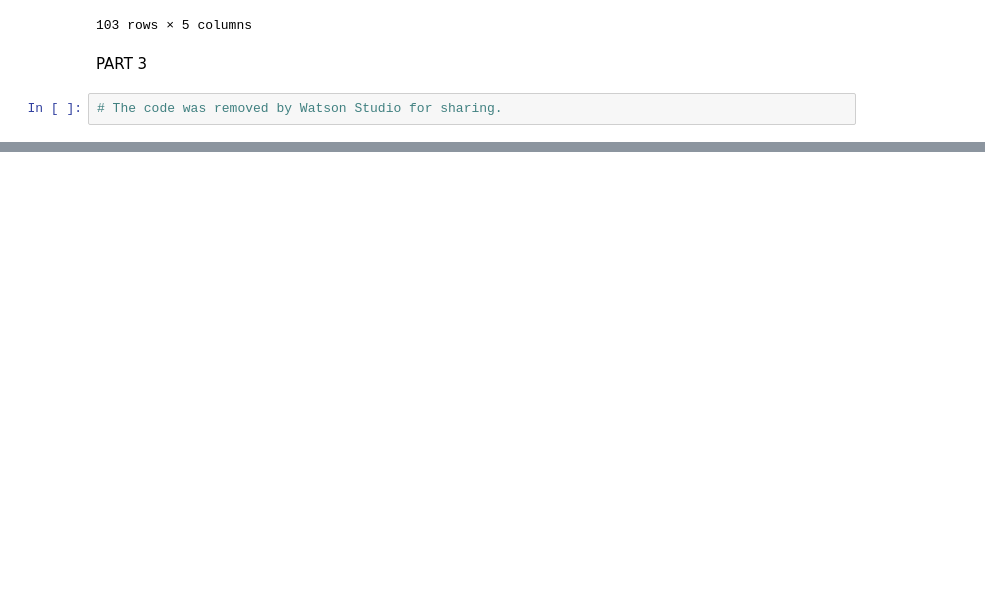
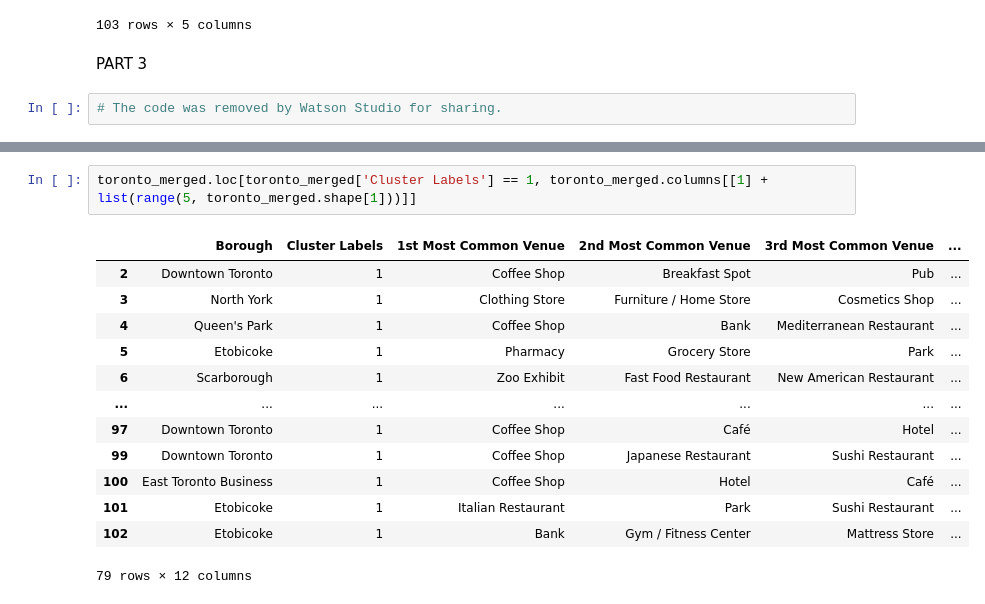
Before and after one commit to cfortes-ai/Best-mexican-place-in-porto-acording-to-AI, a Jupyter notebook: Segmenting and Clustering Neighborhoods in Toronto.ipynb, the cells around one changed output, grey strips where cells are left out. Cells and saved outputs as stored; diff of their text form; blank space fills up the shorter version.

```diff
--- a/Segmenting and Clustering Neighborhoods in Toronto.ipynb
+++ b/Segmenting and Clustering Neighborhoods in Toronto.ipynb
@@ -167,0 +540,16 @@ PART 3
+# %%
+toronto_merged.loc[toronto_merged['Cluster Labels'] == 1, toronto_merged.columns[[1] + list(range(5, toronto_merged.shape[1]))]]
+# %% [output]
+|  | Borough | Cluster Labels | 1st Most Common Venue | 2nd Most Common Venue | 3rd Most Common Venue | ... |
+| 2 | Downtown Toronto | 1 | Coffee Shop | Breakfast Spot | Pub | ... |
+| 3 | North York | 1 | Clothing Store | Furniture / Home Store | Cosmetics Shop | ... |
+| 4 | Queen's Park | 1 | Coffee Shop | Bank | Mediterranean Restaurant | ... |
+| 5 | Etobicoke | 1 | Pharmacy | Grocery Store | Park | ... |
+| 6 | Scarborough | 1 | Zoo Exhibit | Fast Food Restaurant | New American Restaurant | ... |
+| ... | ... | ... | ... | ... | ... | ... |
+| 97 | Downtown Toronto | 1 | Coffee Shop | Café | Hotel | ... |
+| 99 | Downtown Toronto | 1 | Coffee Shop | Japanese Restaurant | Sushi Restaurant | ... |
+| 100 | East Toronto Business | 1 | Coffee Shop | Hotel | Café | ... |
+| 101 | Etobicoke | 1 | Italian Restaurant | Park | Sushi Restaurant | ... |
+| 102 | Etobicoke | 1 | Bank | Gym / Fitness Center | Mattress Store | ... |
+79 rows × 12 columns
```
Also changed, not shown: parts of 32 cells of this notebook.
